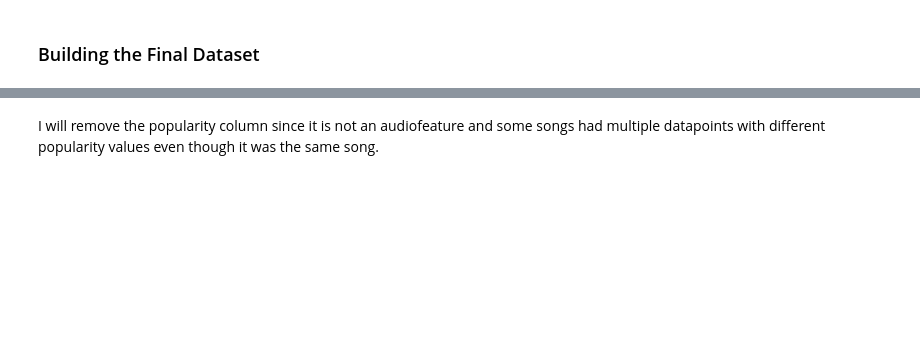
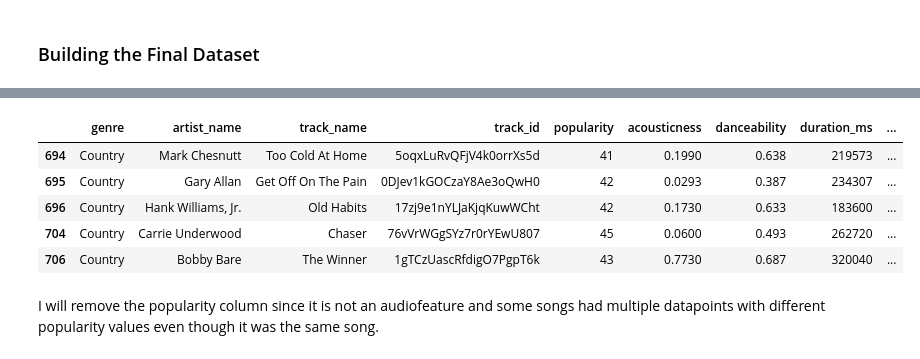
Before and after one commit to HanBiru/text_mining_project-TDDE16, a Jupyter notebook: song_text_data.ipynb, the cells around one changed output, grey strips where cells are left out. Cells and saved outputs as stored; diff of their text form; code cells hidden in the pictures; blank space fills up the shorter version.

```diff
--- a/song_text_data.ipynb
+++ b/song_text_data.ipynb
@@ -358,5 +380,14 @@ array(['R&B', 'Country', 'Dance', 'Electronic', 'Folk', 'Blues',
        'Hip-Hop', 'Children’s Music', 'Rap', 'Indie', 'Pop', 'Reggae',
        'Jazz', 'Rock', 'Ska', 'Soul'], dtype=object)
+# %%
+audio_text_raw.head()
+# %% [output]
+|  | genre | artist_name | track_name | track_id | popularity | acousticness | danceability | duration_ms | ... |
+| 694 | Country | Mark Chesnutt | Too Cold At Home | 5oqxLuRvQFjV4k0orrXs5d | 41 | 0.1990 | 0.638 | 219573 | ... |
+| 695 | Country | Gary Allan | Get Off On The Pain | 0DJev1kGOCzaY8Ae3oQwH0 | 42 | 0.0293 | 0.387 | 234307 | ... |
+| 696 | Country | Hank Williams, Jr. | Old Habits | 17zj9e1nYLJaKjqKuwWCht | 42 | 0.1730 | 0.633 | 183600 | ... |
+| 704 | Country | Carrie Underwood | Chaser | 76vVrWGgSYz7r0rYEwU807 | 45 | 0.0600 | 0.493 | 262720 | ... |
+| 706 | Country | Bobby Bare | The Winner | 1gTCzUascRfdigO7PgpT6k | 43 | 0.7730 | 0.687 | 320040 | ... |
 # %% [markdown]
 I will remove the popularity column since it is not an audiofeature and some songs had multiple datapoints with different popularity values even though it was the same song.
 # %%
```
Also changed, not shown: parts of 20 cells of this notebook, 2 other files.
